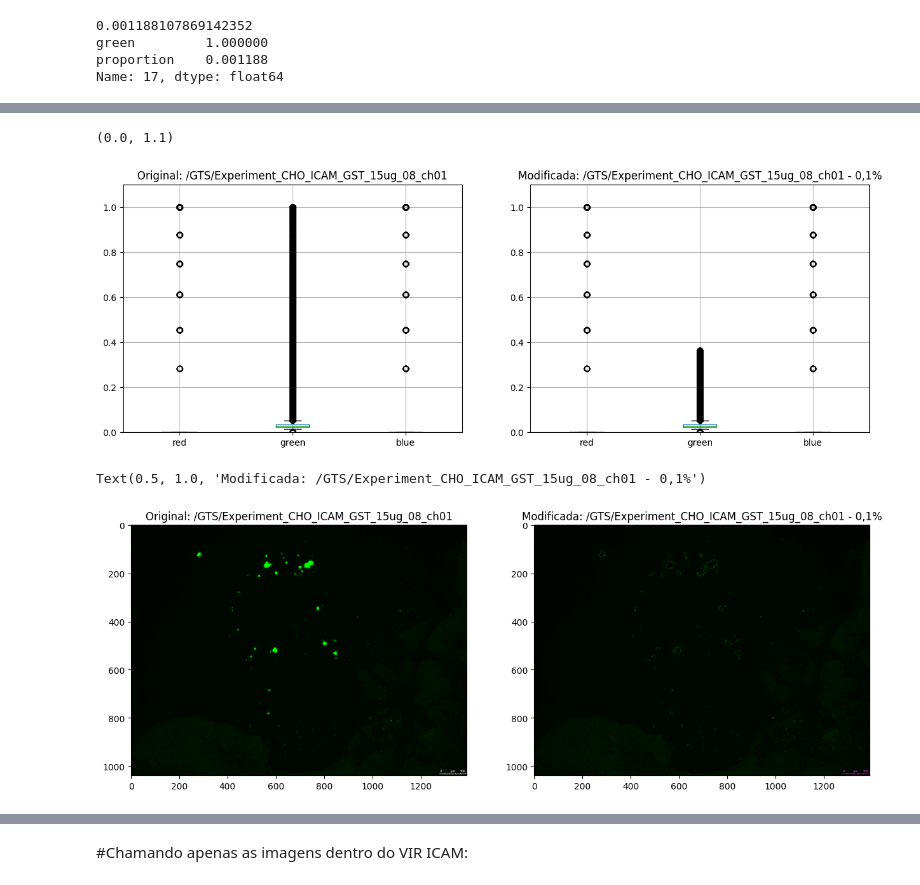
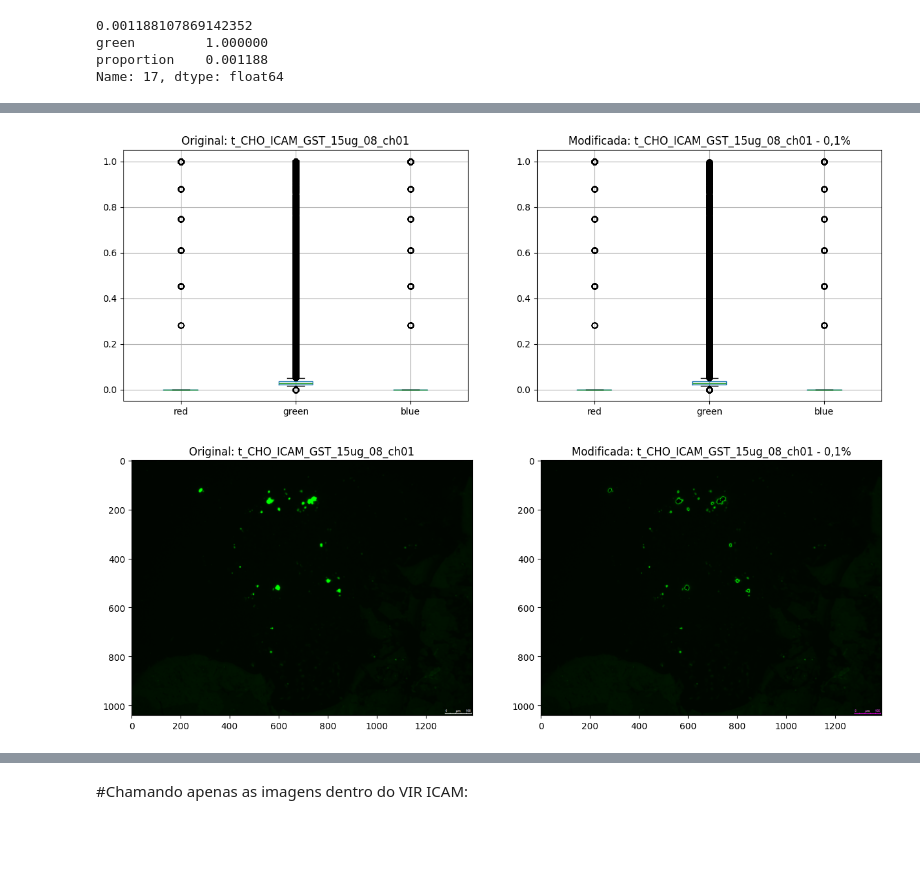
Before and after one commit to Laboratorio-de-Analise-de-Dados/img-PEP, a Jupyter notebook: notebooks/1_Retirada_excesso_pixel_2026-10-09.ipynb, the cells around one changed output, grey strips where cells are left out. Saved outputs shown, nothing was run; the diff lists cells and outputs as text; code cells hidden in the pictures; blank space fills up the shorter version.

```diff
--- a/notebooks/1_Retirada_excesso_pixel_2026-10-09.ipynb
+++ b/notebooks/1_Retirada_excesso_pixel_2026-10-09.ipynb
@@ -196,0 +191,4 @@ len(lista_arquivos_fluo_vir)
+# %%
+link = "../data/imagem_conjunto/CHO-745/VIR/"
+lista_arquivos_fluo_vir = [link+i for i in os.listdir(link) if "ch01.tif" in i]
+len(lista_arquivos_fluo_vir)
@@ -339,8 +327,6 @@ img_df_grupo_vir.describe()
 # %%
-lista_arquivos_vir_ctrl = [i for i in lista_arquivos if "Experiment_CHO_745_cntl" in i]
-lista_arquivos_fluo_vir_ctrl = [i for i in lista_arquivos_vir_ctrl if "ch01.tif" in i]
-
-#lista_arquivos_fluo_vir_ctrl[:3]
+link = "../data/imagem_conjunto/CHO-745/Controle/"
+lista_arquivos_fluo_vir_ctrl = [link+i for i in os.listdir(link) if "ch01.tif" in i]
 len(lista_arquivos_fluo_vir_ctrl)
 # %% [output]
 27
@@ -493,0 +460,4 @@ lista_arquivos_gst_icam_fluo[0:3]
+# %%
+link = "../data/imagem_conjunto/CHO-ICAM/GTS/"
+lista_arquivos_gst_icam_fluo = [link+i for i in os.listdir(link) if "ch01.tif" in i]
+len(lista_arquivos_gst_icam_fluo)
@@ -547,6 +512,7 @@ Name: 17, dtype: float64
 img_df_gst_icam = img_df.copy()
 # %%
 novo_valor = 0.0  # converter os valores em zero
-img_df_gst_icam.loc[img_df_gst_icam['green'] >= 0.368627, 'green'] = novo_valor
-img_df_gst_icam
+display(freq.iloc[n,0])
+img_df_gst_icam.loc[img_df_gst_icam['green'] >= freq.iloc[n,0], 'green'] = novo_valor
+img_df_gst_icam.head()
 # %% [output]
@@ -566,19 +526,17 @@ img_df_gst_icam
 # %%
 plt.figure(figsize=(15,5))
 
 plt.subplot(1, 2, 1)
 plt.title(f"Original: {path[46:-4]}")
 img_df.boxplot()
-plt.ylim(0, maxplot())
-
 
 plt.subplot(1, 2, 2)
 plt.title(f"Modificada: {path[46:-4]} - 0,1%")
 img_df_gst_icam.boxplot()
-plt.ylim(0, maxplot())
+
+plt.show()
 # %% [output]
-(0.0, 1.1)
-[figure, old version]
+[figure, new version]
 # %%
 plt.figure(figsize=(15,15))
 
@@ -589,9 +547,10 @@ plt.title(f"Original: {path[46:-4]}")
 plt.subplot(1, 2, 2)
 plt.imshow(np.array(img_df_gst_icam).reshape(1040, 1392, 3))
 plt.title(f"Modificada: {path[46:-4]} - 0,1%")
+
+plt.show()
 # %% [output]
-Text(0.5, 1.0, 'Modificada: /GTS/Experiment_CHO_ICAM_GST_15ug_08_ch01 - 0,1%')
-[figure, old version]
+[figure, new version]
 # %%
 img_df_grupo = pd.DataFrame() #criando uma df
 img_dict = {} #criando um dicionário
```
Also changed, not shown: parts of 60 cells of this notebook.
